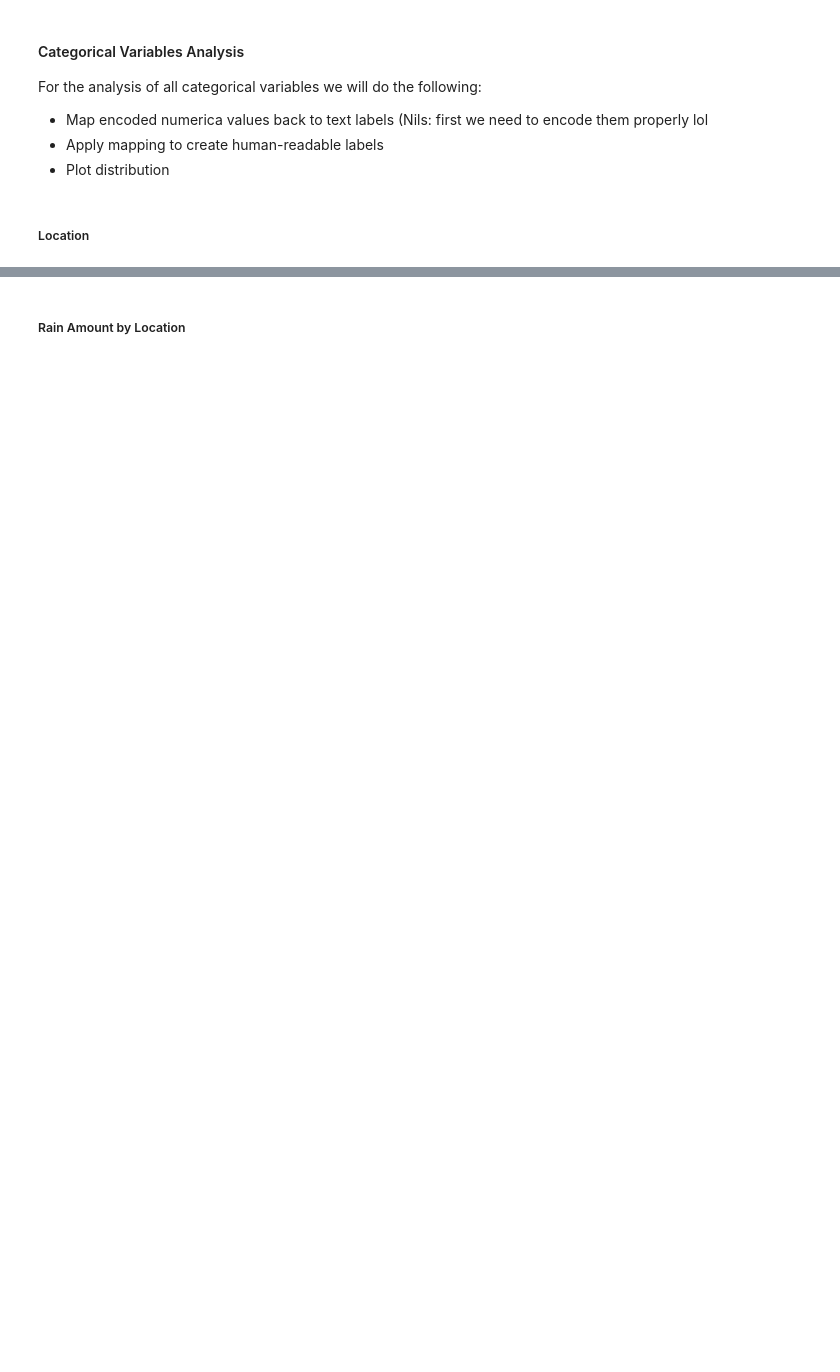
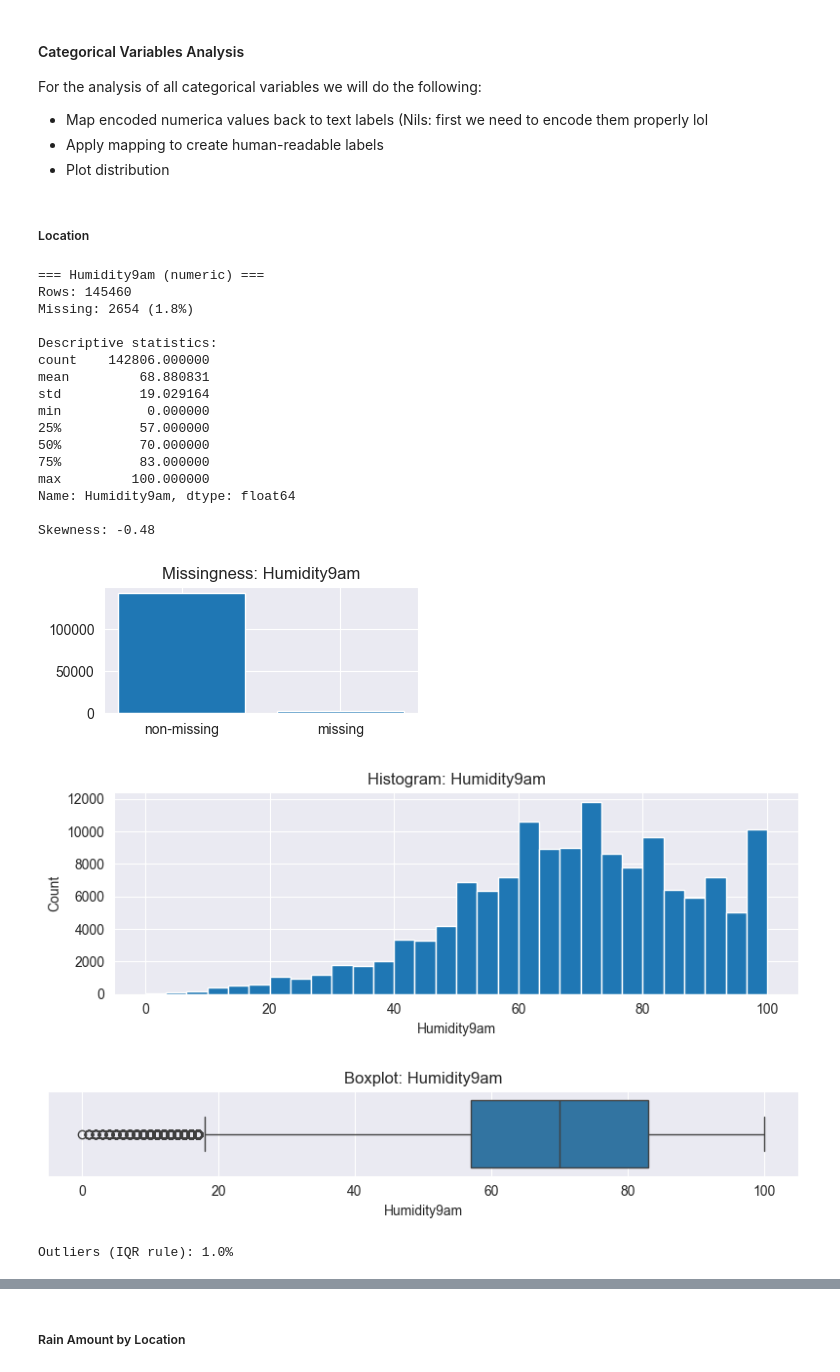
Before and after one commit to AstouK/Rain_Australia, a Jupyter notebook: rain_australia v2.ipynb, the cells around one changed output, grey strips where cells are left out. Cells and saved outputs as stored; diff of their text form; code cells hidden in the pictures; blank space fills up the shorter version.

Commit message:
Created a univariate report definition, which can be called for each feature.

```diff
--- a/rain_australia v2.ipynb
+++ b/rain_australia v2.ipynb
@@ -858,3 +976,26 @@ For the analysis of all categorical variables we will do the following:
 - Plot distribution
 # %% [markdown]
 ##### Location
+# %%
+univariate_feature_report(df_eda, col='Humidity9am', kind = "numerical", target="RainTomorrow", bins=30, top_k=0)
+# %% [output]
+=== Humidity9am (numeric) ===
+Rows: 145460
+Missing: 2654 (1.8%)
+
+Descriptive statistics:
+count    142806.000000
+mean         68.880831
+std          19.029164
+min           0.000000
+25%          57.000000
+50%          70.000000
+75%          83.000000
+max         100.000000
+Name: Humidity9am, dtype: float64
+
+Skewness: -0.48
+[figure, added]
+[figure, added]
+[figure, added]
+Outliers (IQR rule): 1.0%
```
Also changed, not shown: parts of 23 cells of this notebook.
